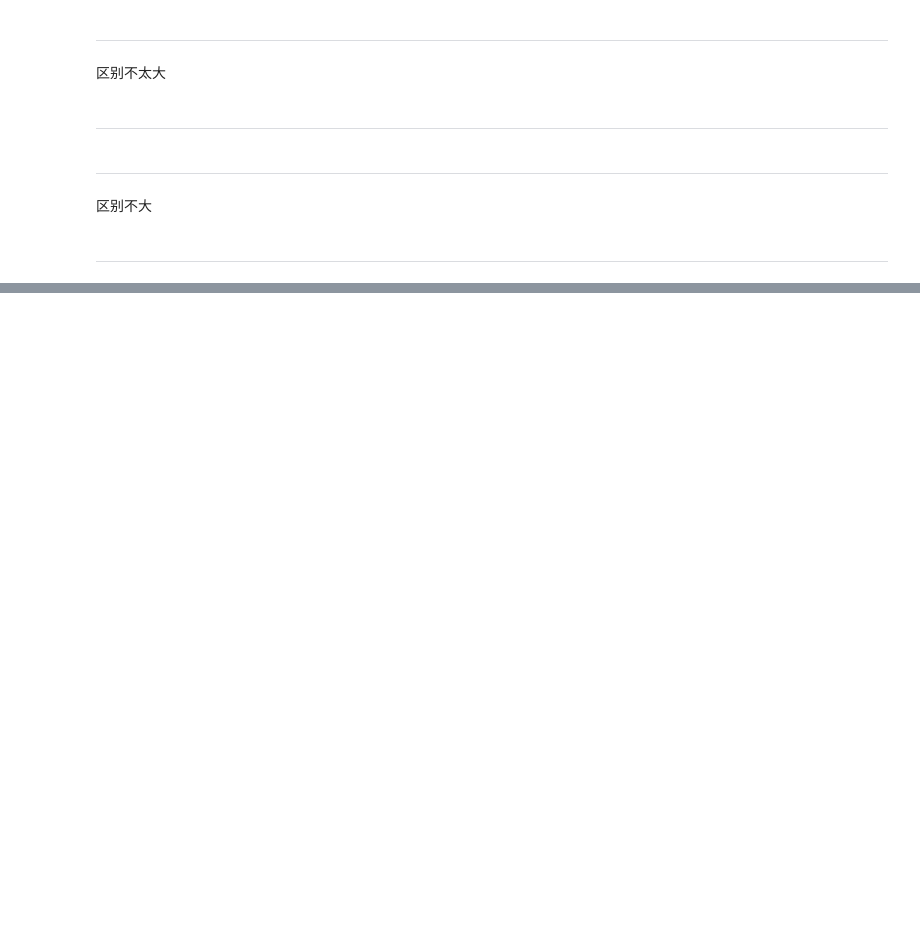
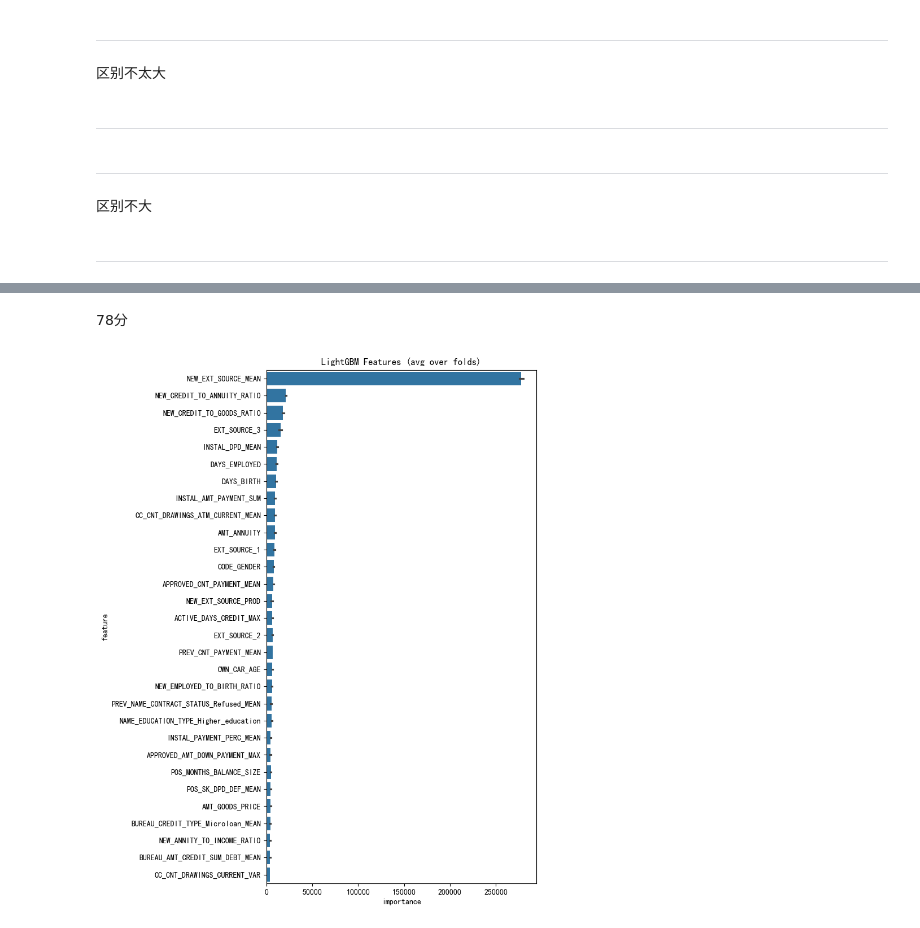
Before and after one commit to ddongzi/data-analysis, a Jupyter notebook: kaggle/Home_Credit_Default_Risk/05_better_menu_feature_enginer.ipynb, the cells around one changed output, grey strips where cells are left out. Drawn from its saved outputs; the diff is of its cells as text; code cells hidden in the pictures; blank space fills up the shorter version.

```diff
--- a/kaggle/Home_Credit_Default_Risk/05_better_menu_feature_enginer.ipynb
+++ b/kaggle/Home_Credit_Default_Risk/05_better_menu_feature_enginer.ipynb
@@ -852,0 +1109,7 @@ plot_category_stat(app, 'NEW_DOCUMENT_CNT')
+# %% [markdown]
+78分
+# %%
+features_importance_df = pd.read_feather('features_importance_df.feather')
+plot_importances(features_importance_df)
+# %% [output]
+[figure, added]
```
Also changed, not shown: parts of 22 cells of this notebook.
